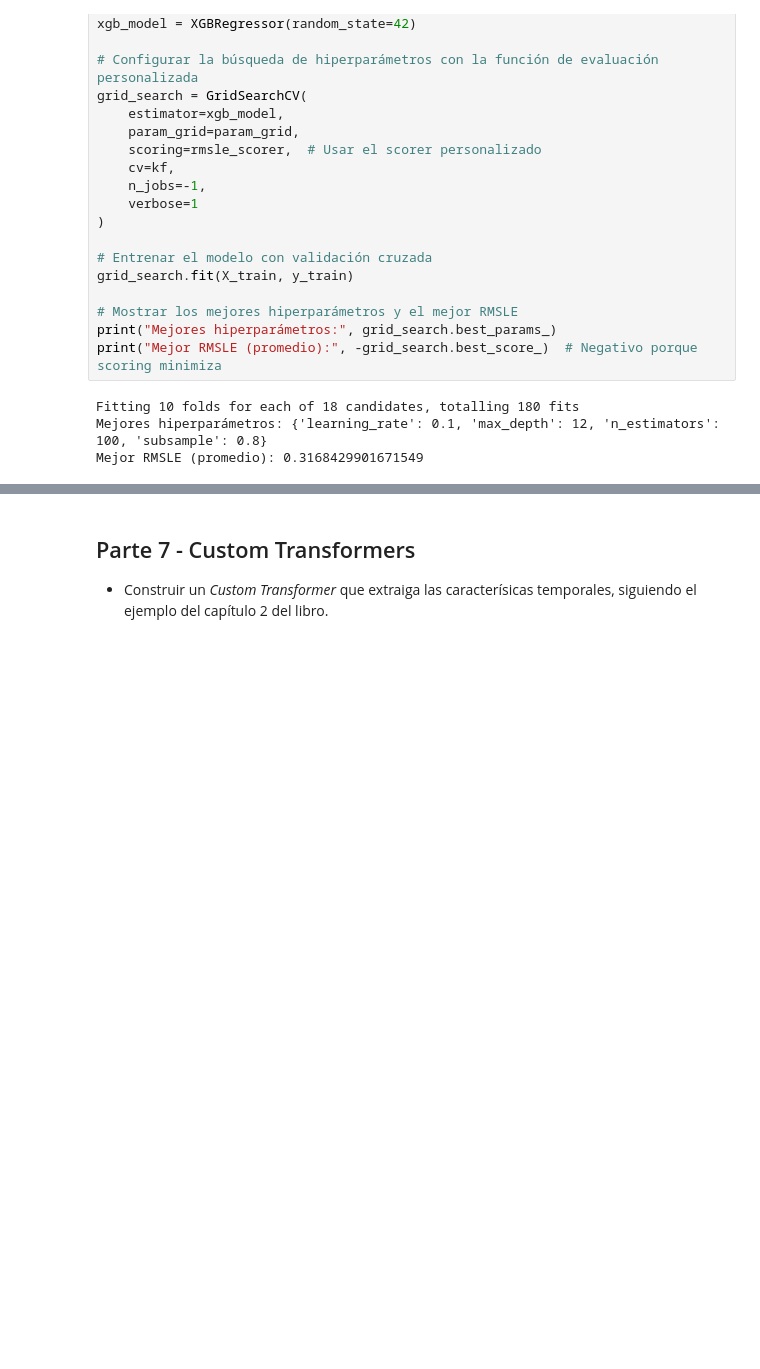
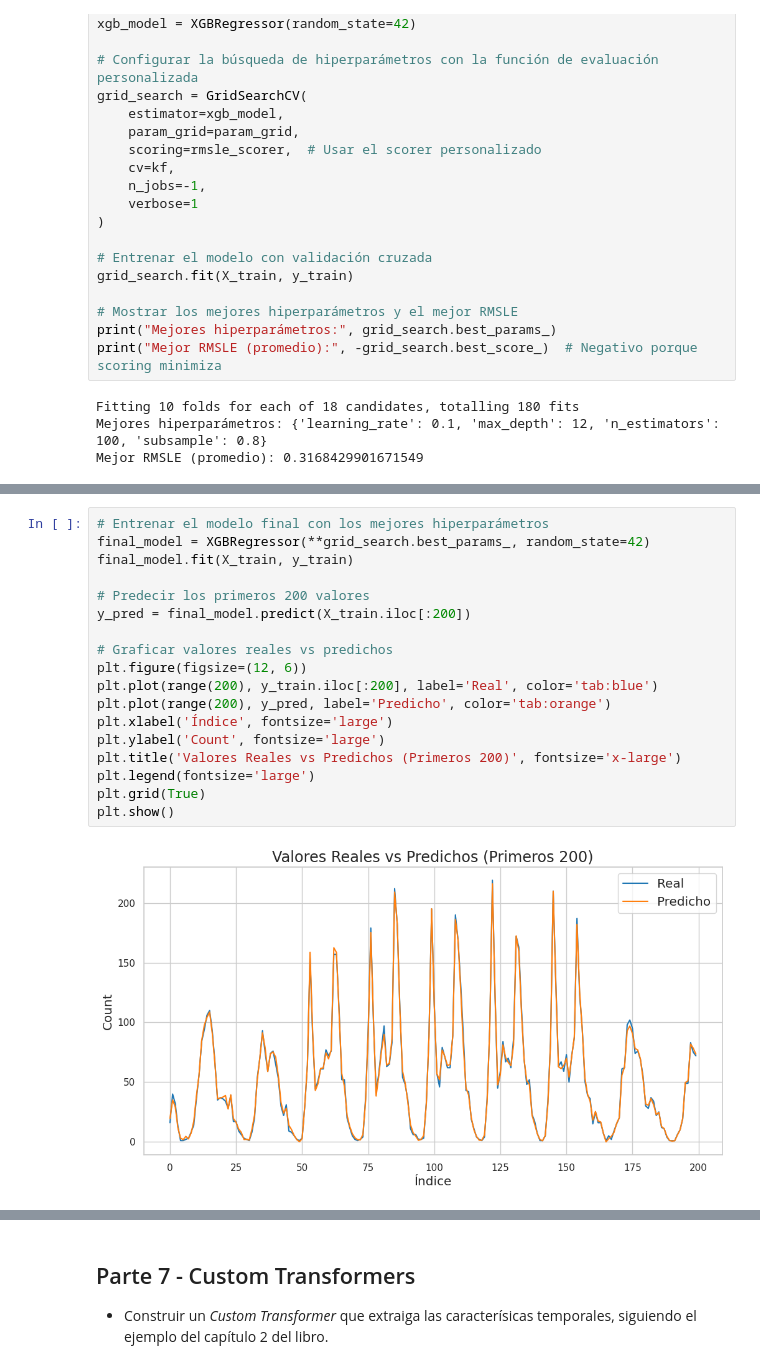
Before and after one commit to Emiliano-Etcheverry/EntregaFinalReactJS, a Jupyter notebook: talleres/taller3_demanda_de_bicicletas.ipynb, the cells around one changed output, grey strips where cells are left out. Saved outputs shown, nothing was run; the diff lists cells and outputs as text; blank space fills up the shorter version.

```diff
--- a/talleres/taller3_demanda_de_bicicletas.ipynb
+++ b/talleres/taller3_demanda_de_bicicletas.ipynb
@@ -1400,0 +1433,20 @@ plt.show()
+# %%
+# Entrenar el modelo final con los mejores hiperparámetros
+final_model = XGBRegressor(**grid_search.best_params_, random_state=42)
+final_model.fit(X_train, y_train)
+
+# Predecir los primeros 200 valores
+y_pred = final_model.predict(X_train.iloc[:200])
+
+# Graficar valores reales vs predichos
+plt.figure(figsize=(12, 6))
+plt.plot(range(200), y_train.iloc[:200], label='Real', color='tab:blue')
+plt.plot(range(200), y_pred, label='Predicho', color='tab:orange')
+plt.xlabel('Índice', fontsize='large')
+plt.ylabel('Count', fontsize='large')
+plt.title('Valores Reales vs Predichos (Primeros 200)', fontsize='x-large')
+plt.legend(fontsize='large')
+plt.grid(True)
+plt.show()
+# %% [output]
+[figure, added]
```
Also changed, not shown: parts of 3 cells of this notebook.
